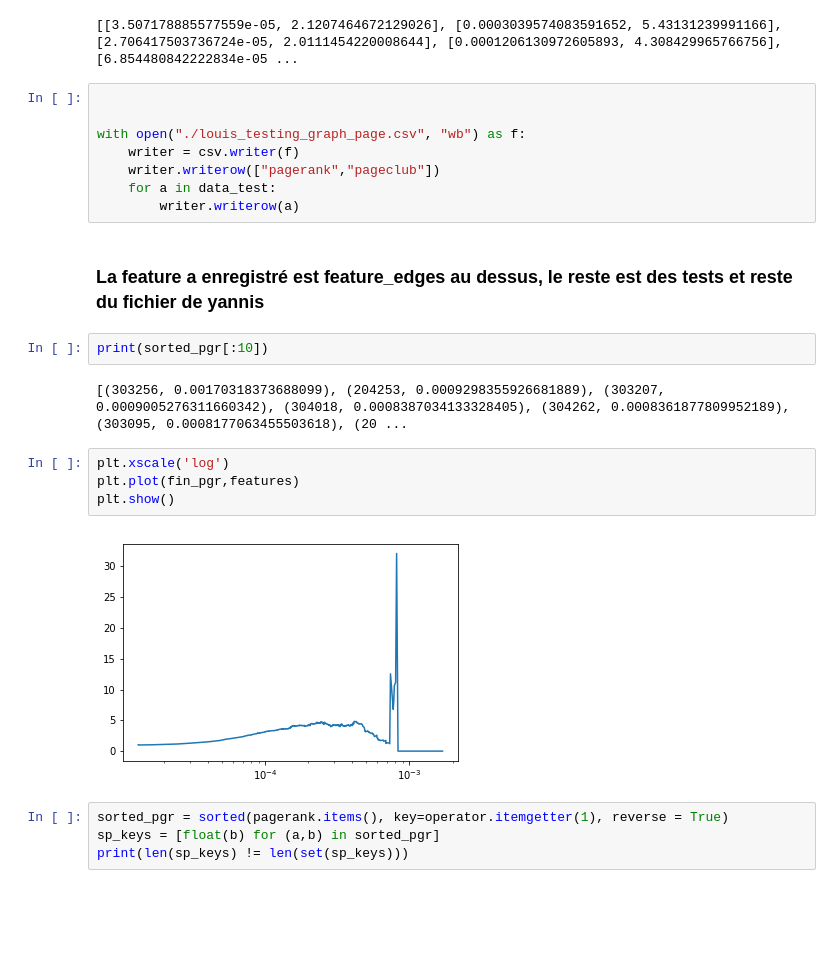
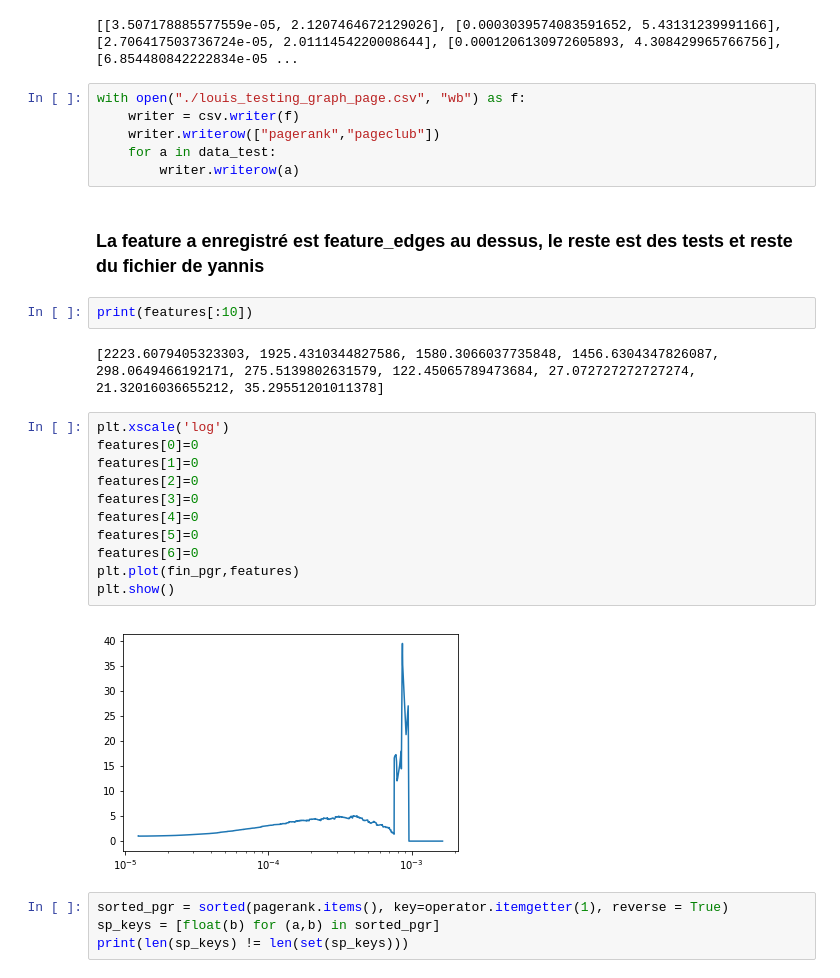
Before and after one commit to paulracaniere/citation_ML, a Jupyter notebook: louis_graph_features.ipynb, the cells around one changed output. Cells and saved outputs as stored; diff of their text form; blank space fills up the shorter version.

```diff
--- a/louis_graph_features.ipynb
+++ b/louis_graph_features.ipynb
@@ -263,8 +263,6 @@ print(data_test[:10])
 # %% [output]
 [[3.507178885577559e-05, 2.1207464672129026], [0.0003039574083591652, 5.43131239991166], [2.706417503736724e-05, 2.0111454220008644], [0.0001206130972605893, 4.308429965766756], [6.854480842222834e-05 ...
 # %%
-
-
 with open("./louis_testing_graph_page.csv", "wb") as f:
     writer = csv.writer(f)
     writer.writerow(["pagerank","pageclub"])
@@ -273,15 +271,22 @@ with open("./louis_testing_graph_page.csv", "wb") as f:
 # %% [markdown]
 ### La feature a enregistré est feature_edges au dessus, le reste est des tests et reste du fichier de yannis
 # %%
-print(sorted_pgr[:10])
+print(features[:10])
 # %% [output]
-[(303256, 0.00170318373688099), (204253, 0.0009298355926681889), (303207, 0.0009005276311660342), (304018, 0.0008387034133328405), (304262, 0.0008361877809952189), (303095, 0.0008177063455503618), (20 ...
+[2223.6079405323303, 1925.4310344827586, 1580.3066037735848, 1456.6304347826087, 298.0649466192171, 275.5139802631579, 122.45065789473684, 27.072727272727274, 21.32016036655212, 35.29551201011378]
 # %%
 plt.xscale('log')
+features[0]=0
+features[1]=0
+features[2]=0
+features[3]=0
+features[4]=0
+features[5]=0
+features[6]=0
 plt.plot(fin_pgr,features)
 plt.show()
 # %% [output]
-[figure, old version]
+[figure, new version]
 # %%
 sorted_pgr = sorted(pagerank.items(), key=operator.itemgetter(1), reverse = True)
 sp_keys = [float(b) for (a,b) in sorted_pgr]
```
Also changed, not shown: 9 other files.
